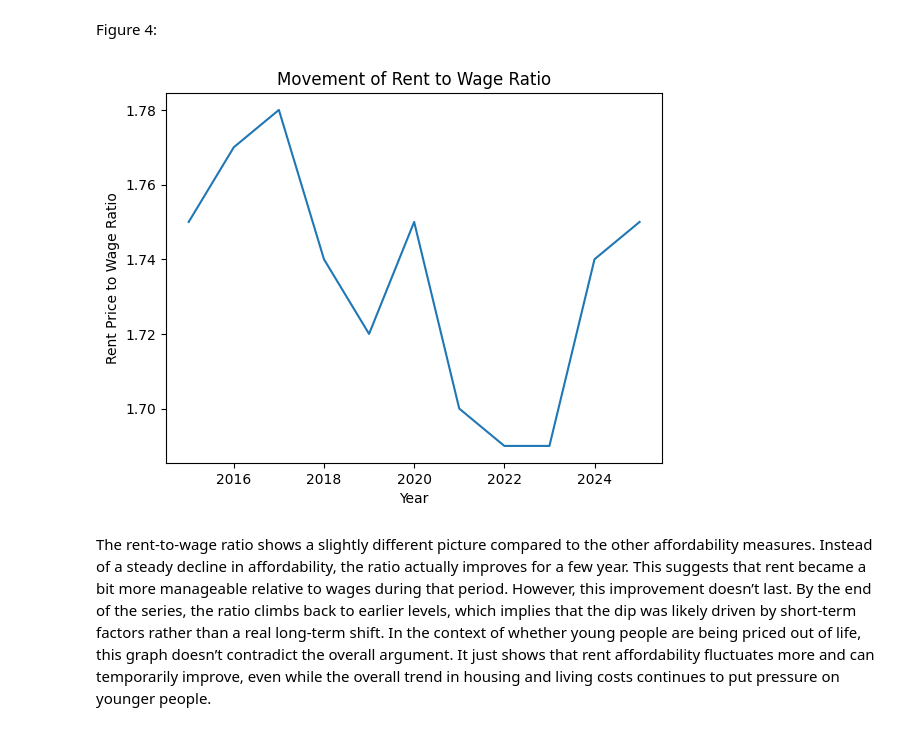
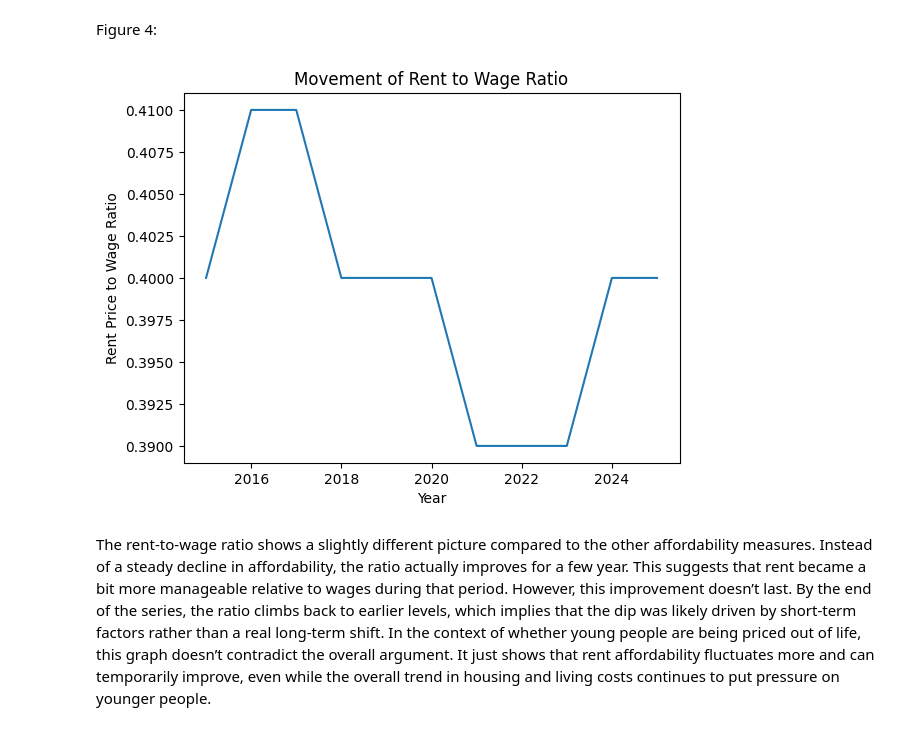
Before and after one commit to Ben-Morgan536/Are-Young-People-Priced-Out-of-Life-Project, a Jupyter notebook: blog.ipynb, the cells around one changed output. Drawn from its saved outputs; the diff is of its cells as text; code cells hidden in the pictures.

Commit message:
Adding a new variable monthly wage

```diff
--- a/blog.ipynb
+++ b/blog.ipynb
@@ -111,15 +111,15 @@ Figure 4:
 # %%
 plt.figure()
 
-plt.plot(main_data_short["Year"], main_data_short["Rent_Price_to_Wage_Ratio"])
+plt.plot(main_data_short["Year"], main_data_short["Rent_to_Monthly_Wage_Ratio"])
 
 plt.title("Movement of Rent to Wage Ratio")
 plt.xlabel("Year")
 plt.ylabel("Rent Price to Wage Ratio")
 
 plt.show()
 # %% [output]
-[figure, old version]
+[figure, new version]
 # %% [markdown]
 The rent‑to‑wage ratio shows a slightly different picture compared to the other affordability measures. Instead of a steady decline in affordability, the ratio actually improves for a few year. This suggests that rent became a bit more manageable relative to wages during that period. However, this improvement doesn’t last. By the end of the series, the ratio climbs back to earlier levels, which implies that the dip was likely driven by short‑term factors rather than a real long‑term shift. In the context of whether young people are being priced out of life, this graph doesn’t contradict the overall argument. It just shows that rent affordability fluctuates more and can temporarily improve, even while the overall trend in housing and living costs continues to put pressure on younger people.
 # %% [markdown]
```
Also changed, not shown: parts of 3 cells of this notebook, 3 other files.
